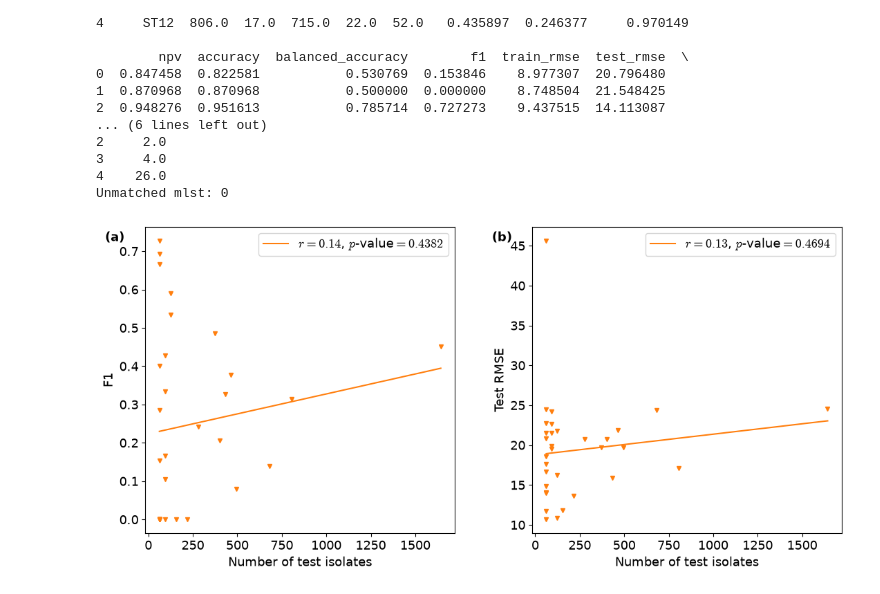
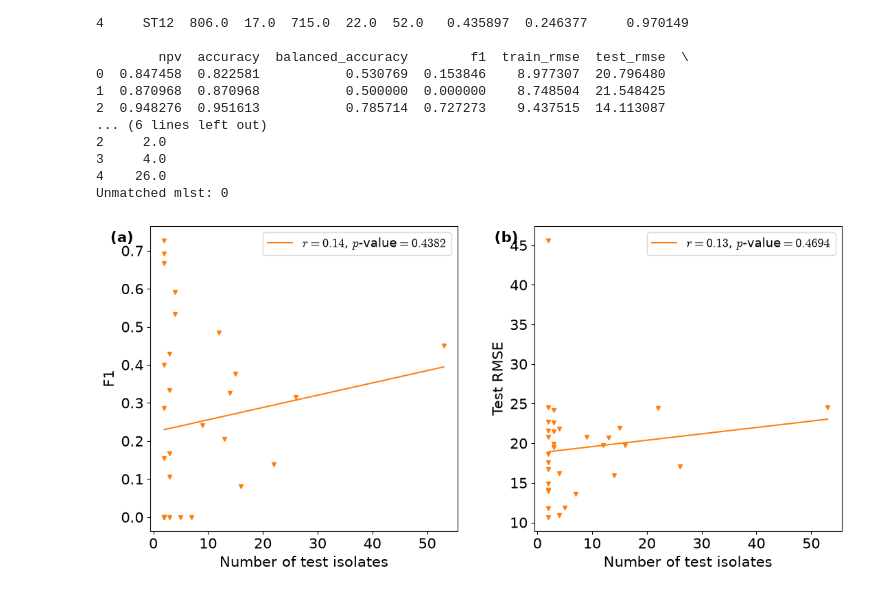
Before and after one commit to Antonia-Chalka/PanPhage_Models_Reference, a Jupyter notebook: code/pythonnotebooks/LGO_plots.ipynb, the cells around one changed output. Drawn from its saved outputs; the diff is of its cells as text; code cells hidden in the pictures.

```diff
--- a/code/pythonnotebooks/LGO_plots.ipynb
+++ b/code/pythonnotebooks/LGO_plots.ipynb
@@ -524,32 +524,32 @@ def scatter_with_trend(ax, x, y, ylabel):
     x, y = x[mask], y[mask]
 
     # Linear regression
     fit = np.polyfit(x, y, 1)
     res = pearsonr(x, y)
     r, p = res.statistic, res.pvalue
     xFit = np.array([x.min(), x.max()])
 
     label = fr'$r={np.around(r, 2)}$, $p$-value$={np.around(p, 4)}$'
     ax.plot(x, y, 'v', ms=ms, c='C1')
     ax.plot(xFit, fit[0] * xFit + fit[1], c='C1', alpha=1, label=label)
 
     ax.set_xlabel('Number of test isolates')
     ax.set_ylabel(ylabel)
     ax.legend(fontsize=13)
 
-x = model_extrastats["n"].values.astype(float)
+x = model_extrastats["n_test"].values.astype(float)
 
 scatter_with_trend(ax1, x, model_extrastats["f1"].values.astype(float), "F1")
 scatter_with_trend(ax2, x, model_extrastats["test_rmse"].values.astype(float), "Test RMSE")
 
 # Panel labels, top left
 for axis, label in zip([ax1, ax2], ['(a)', '(b)']):
     axis.text(-0.13, .985, label,
               transform=axis.transAxes,
               va='top', ha='left',
               fontweight='bold')
 
 fig.savefig("../../data/lgo_mlst/f1_rmse_vs_n_isolates.png", dpi=300, bbox_inches="tight")
 plt.show()
 # %% [output]
-[figure, old version]
+[figure, new version]
```
